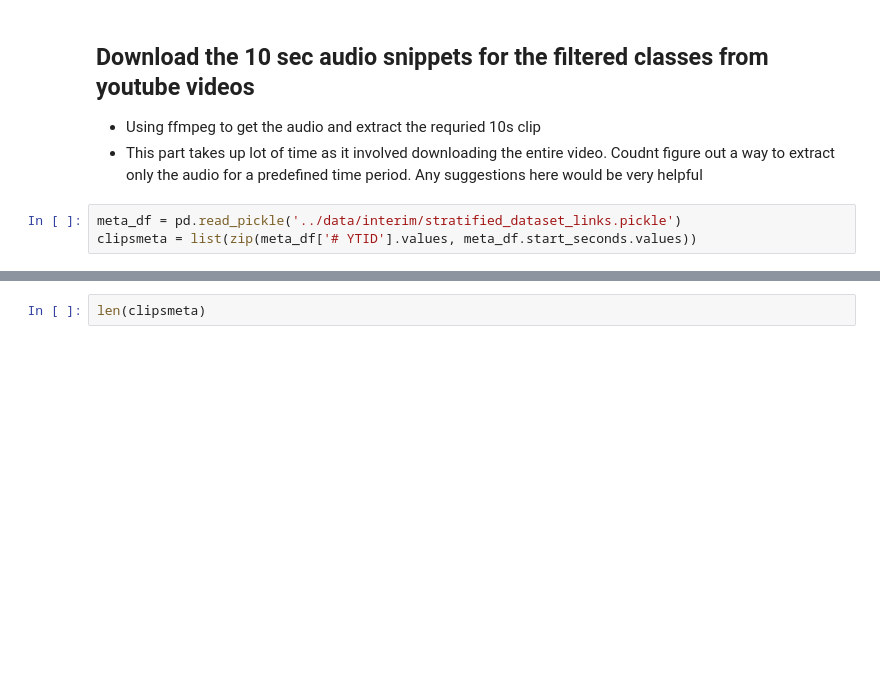
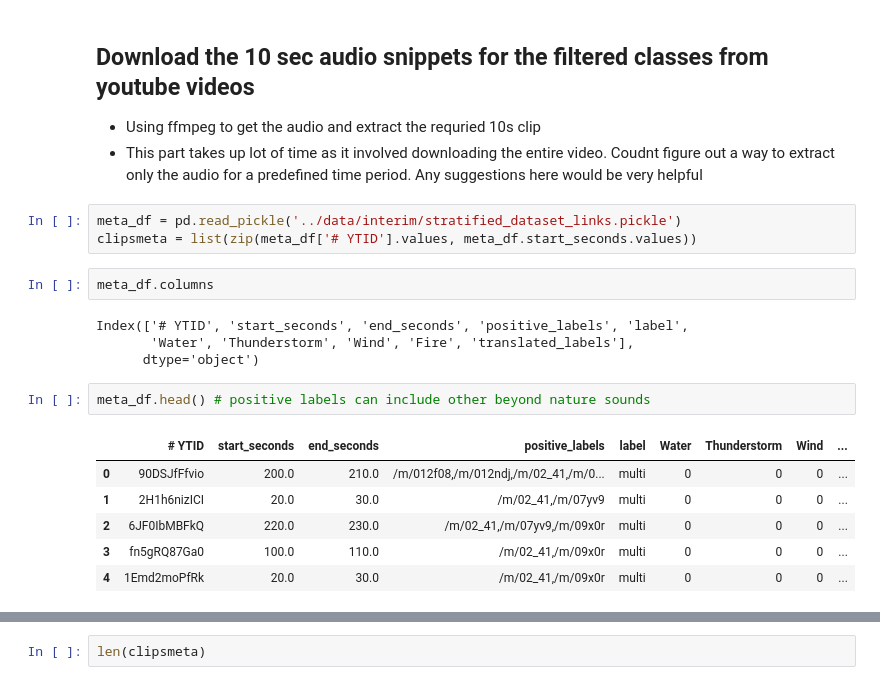
Before and after one commit to sramirez/FeuerFreiKiller, a Jupyter notebook: notebooks/data_extraction.ipynb, the cells around one changed output, grey strips where cells are left out. Cells and saved outputs as stored; diff of their text form; blank space fills up the shorter version.

```diff
--- a/notebooks/data_extraction.ipynb
+++ b/notebooks/data_extraction.ipynb
@@ -204,3 +219,18 @@ assert(fw_df[fw_df['# YTID'] == "1icE61afXcY"].start_seconds.values[0] == 270)
 # %%
 meta_df = pd.read_pickle('../data/interim/stratified_dataset_links.pickle')
 clipsmeta = list(zip(meta_df['# YTID'].values, meta_df.start_seconds.values))
+# %%
+meta_df.columns
+# %% [output]
+Index(['# YTID', 'start_seconds', 'end_seconds', 'positive_labels', 'label',
+       'Water', 'Thunderstorm', 'Wind', 'Fire', 'translated_labels'],
+      dtype='object')
+# %%
+meta_df.head() # positive labels can include other beyond nature sounds
+# %% [output]
+|  | # YTID | start_seconds | end_seconds | positive_labels | label | Water | Thunderstorm | Wind | ... |
+| 0 | 90DSJfFfvio | 200.0 | 210.0 | /m/012f08,/m/012ndj,/m/02_41,/m/0... | multi | 0 | 0 | 0 | ... |
+| 1 | 2H1h6nizICI | 20.0 | 30.0 | /m/02_41,/m/07yv9 | multi | 0 | 0 | 0 | ... |
+| 2 | 6JF0IbMBFkQ | 220.0 | 230.0 | /m/02_41,/m/07yv9,/m/09x0r | multi | 0 | 0 | 0 | ... |
+| 3 | fn5gRQ87Ga0 | 100.0 | 110.0 | /m/02_41,/m/09x0r | multi | 0 | 0 | 0 | ... |
+| 4 | 1Emd2moPfRk | 20.0 | 30.0 | /m/02_41,/m/09x0r | multi | 0 | 0 | 0 | ... |
```
Also changed, not shown: parts of 17 cells of this notebook, 2 other files.
